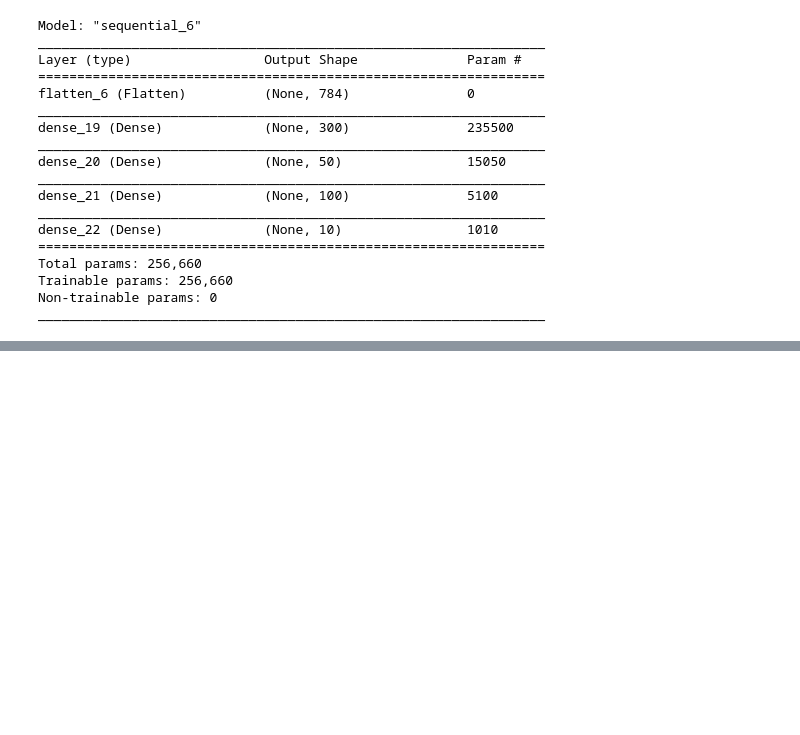
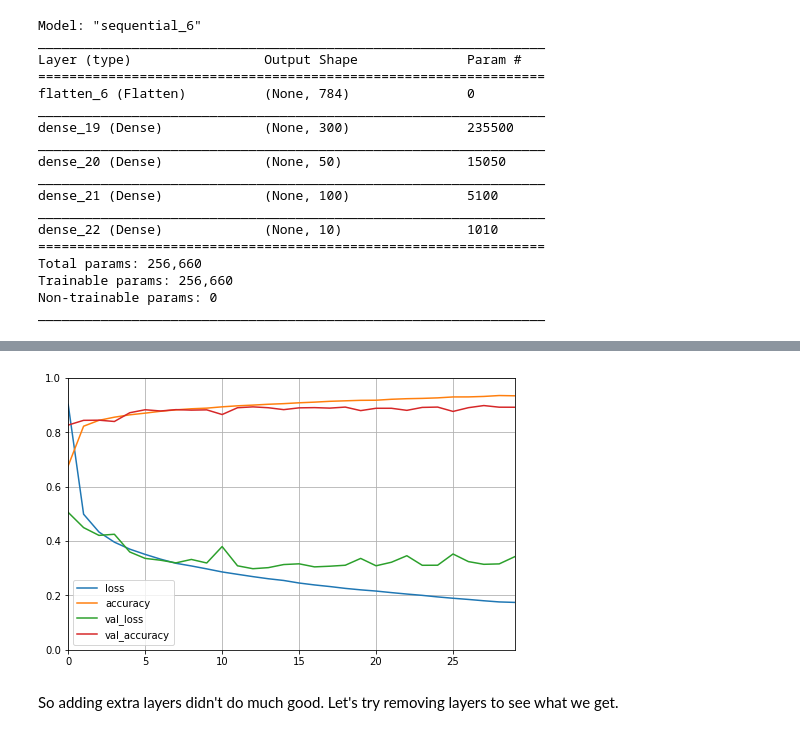
Before and after one commit to youngelf/MachineLearning, a Jupyter notebook: Hands-On2/Chapter 10.ipynb, the cells around one changed output, grey strips where cells are left out. Saved outputs shown, nothing was run; the diff lists cells and outputs as text; code cells hidden in the pictures; blank space fills up the shorter version.

```diff
--- a/Hands-On2/Chapter 10.ipynb
+++ b/Hands-On2/Chapter 10.ipynb
@@ -385,0 +407,17 @@ Epoch 32/300
+# %%
+# A deeper model than earlier, but constraining the input layer and expanding again
+model4_deep = keras.models.Sequential([
+    keras.layers.Flatten(input_shape=[28, 28]),
+    keras.layers.Dense(300, activation="relu"),
+    keras.layers.Dense(100, activation="relu"),
+    keras.layers.Dense(100, activation="relu"),
+    keras.layers.Dense(100, activation="relu"),
+    keras.layers.Dense(100, activation="relu"),
+    keras.layers.Dense(100, activation="relu"),
+    keras.layers.Dense(10, activation="softmax")
+])
+model4_deep.compile(loss="sparse_categorical_crossentropy",
+             optimizer="sgd",
+             metrics=["accuracy"])
+history4_deep = model4_deep.fit(X_train, y_train, epochs=30,
+                   validation_data=(X_valid, y_valid))
@@ -385,0 +442,11 @@ Epoch 32/300
+# %%
+import pandas as pd
+
+pd.DataFrame(history4_deep.history).plot(figsize=(8,5))
+plt.grid(True)
+plt.gca().set_ylim(0,1) # Y axis set to [0,1]
+plt.show()
+# %% [output]
+[figure, added]
+# %% [markdown]
+So adding extra layers didn't do much good. Let's try removing layers to see what we get.
```
Also changed, not shown: parts of 9 cells of this notebook, 1 other file.
